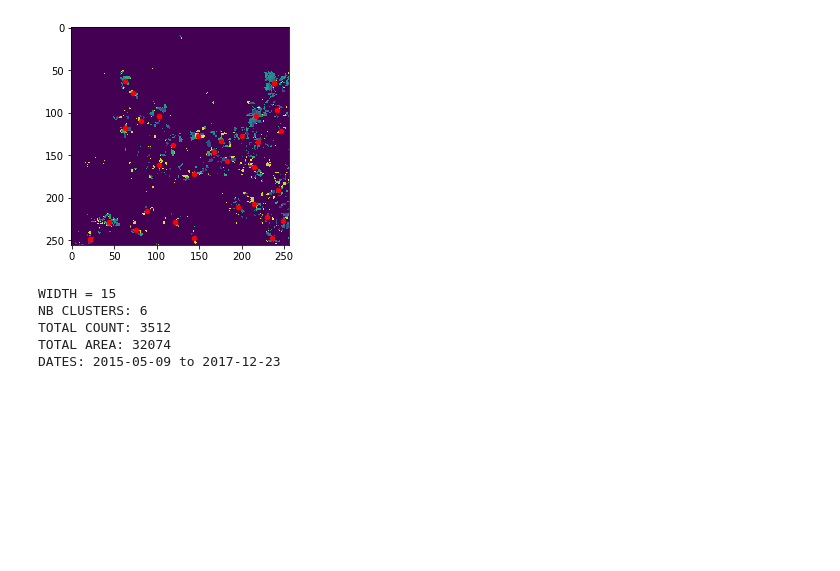
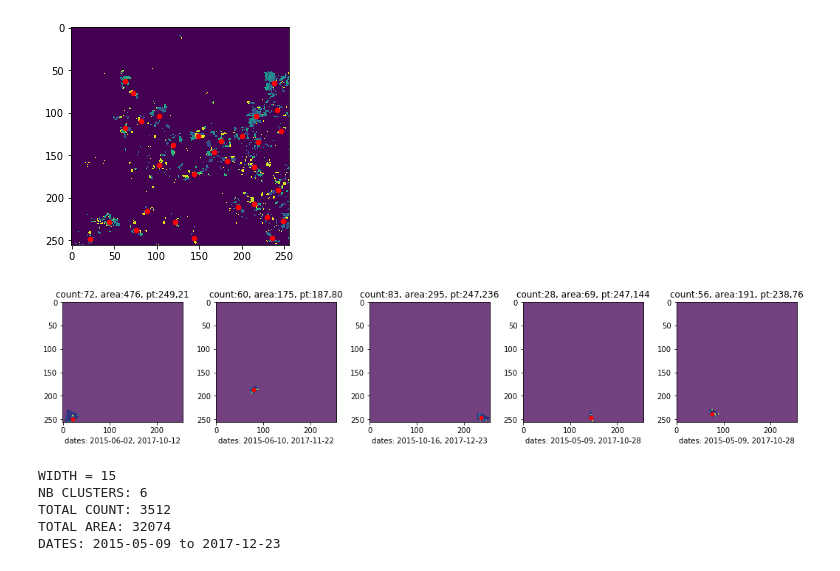
Before and after one commit to neerjad/glad_clusters, a Jupyter notebook: nb_archive/ClusteringParameters.ipynb, the cells around one changed output. Drawn from its saved outputs; the diff is of its cells as text; code cells hidden in the pictures; blank space fills up the shorter version.

Commit message:
nb_archive: sv - fix failed read, params - add convex_hull views

```diff
--- a/nb_archive/ClusteringParameters.ipynb
+++ b/nb_archive/ClusteringParameters.ipynb
@@ -119,6 +119,10 @@ TOTAL COUNT: 3435
 TOTAL AREA: 13036
 DATES: 2015-05-09 to 2017-12-23
 [figure]
+# %%
+view5.clusters(start=251,end=256,convex_hull=True)
+# %% [output]
+[figure, added]
 # %%
 print("WIDTH = 15")
 view15.input(row_id_w15)
```
Also changed, not shown: parts of 1 cell of this notebook, 1 other file.
